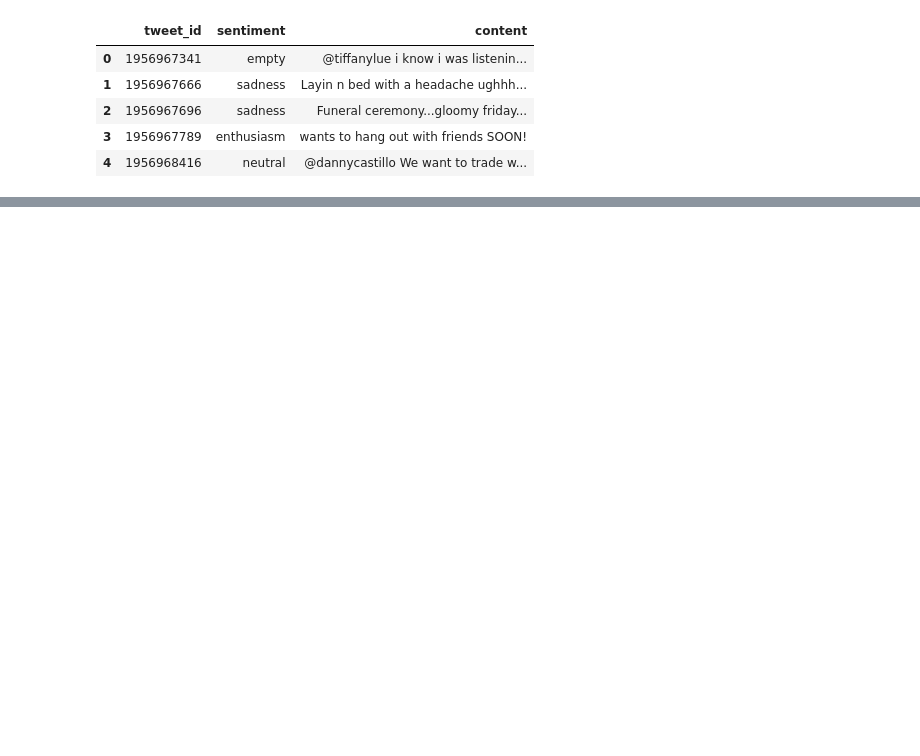
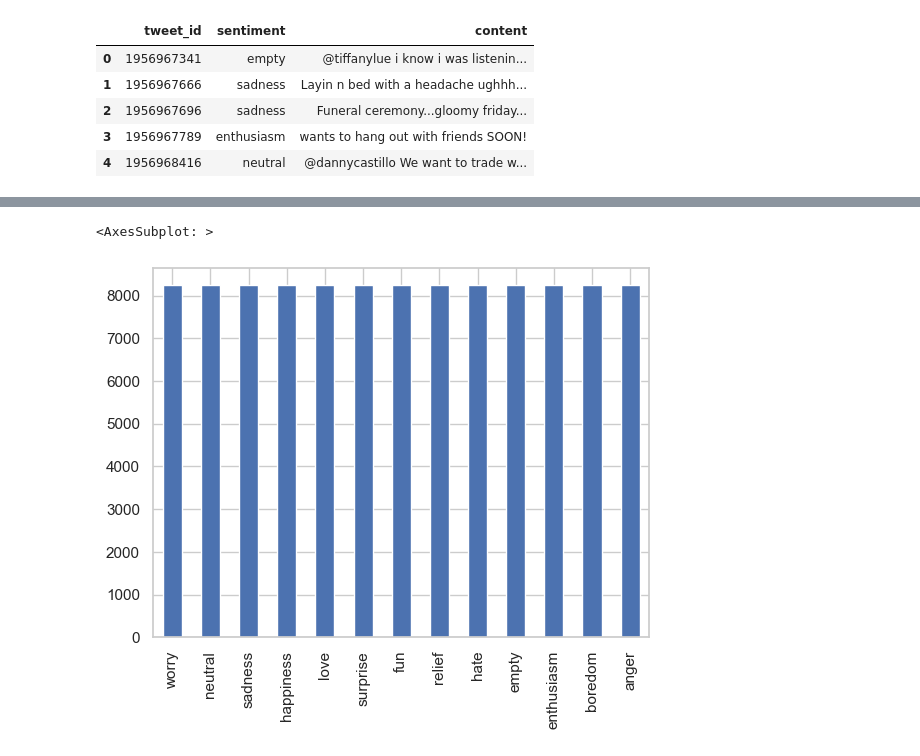
Before and after one commit to srikresna/ml-jobsheet, a Jupyter notebook: JS07_UTS/js08_uts.ipynb, the cells around one changed output, grey strips where cells are left out. Cells and saved outputs as stored; diff of their text form; code cells hidden in the pictures; blank space fills up the shorter version.

```diff
--- a/JS07_UTS/js08_uts.ipynb
+++ b/JS07_UTS/js08_uts.ipynb
@@ -66,0 +606,5 @@ df.head()
+# %%
+#import clean data
+clean_df = pd.read_csv('data/augmented_data.csv')
+
+clean_df.head()
@@ -66,0 +636,5 @@ df.head()
+# %%
+clean_df['sentiment'].value_counts().plot(kind='bar')
+# %% [output]
+<AxesSubplot: >
+[figure, added]
```
Also changed, not shown: parts of 67 cells of this notebook, 4 other files.
